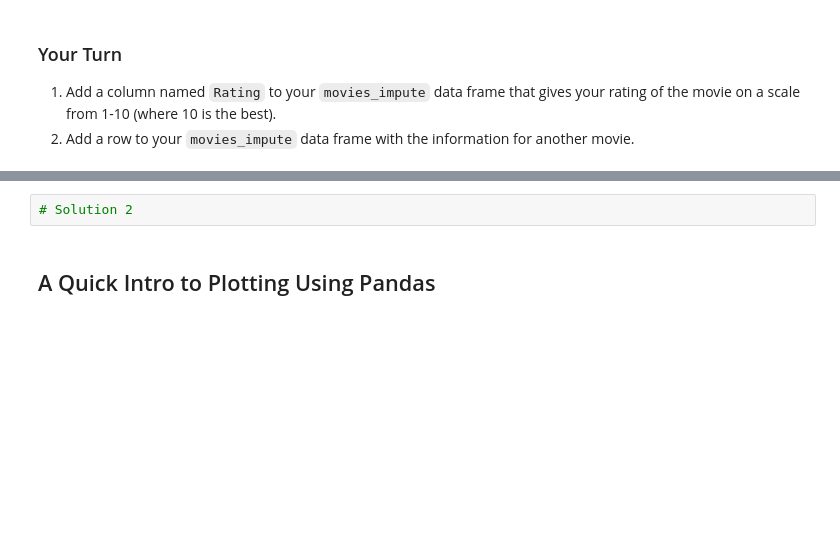
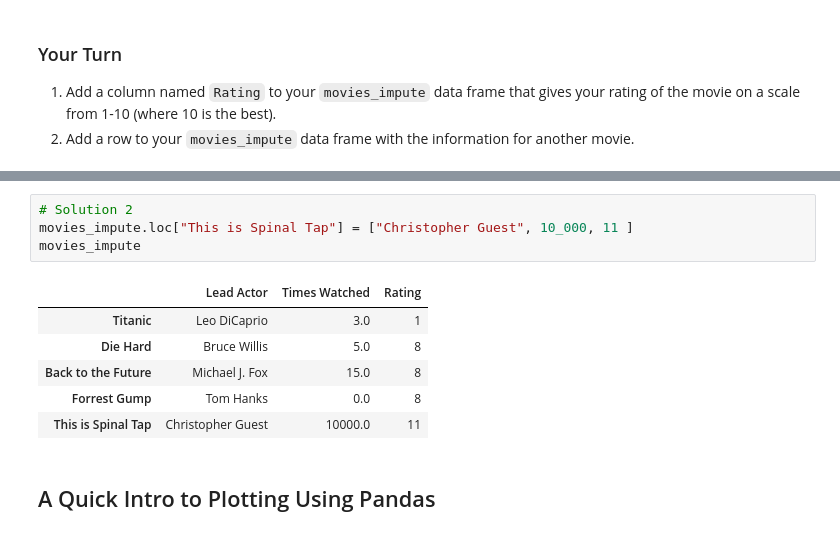
Before and after one commit to cnmi-ds-22/rwcitek___Data-Science-Portfolio-C22, a Jupyter notebook: Modules/Module_1_Intro_to_DS_and_Naive_Bayes/Lectures/120-Pandas.end.ipynb, the cells around one changed output, grey strips where cells are left out. Saved outputs shown, nothing was run; the diff lists cells and outputs as text; blank space fills up the shorter version.

```diff
--- a/Modules/Module_1_Intro_to_DS_and_Naive_Bayes/Lectures/120-Pandas.end.ipynb
+++ b/Modules/Module_1_Intro_to_DS_and_Naive_Bayes/Lectures/120-Pandas.end.ipynb
@@ -940,5 +1090,14 @@ movies_impute
 # %%
 # Solution 2
+movies_impute.loc["This is Spinal Tap"] = ["Christopher Guest", 10_000, 11 ]
+movies_impute
+# %% [output]
+|  | Lead Actor | Times Watched | Rating |
+| Titanic | Leo DiCaprio | 3.0 | 1 |
+| Die Hard | Bruce Willis | 5.0 | 8 |
+| Back to the Future | Michael J. Fox | 15.0 | 8 |
+| Forrest Gump | Tom Hanks | 0.0 | 8 |
+| This is Spinal Tap | Christopher Guest | 10000.0 | 11 |
 # %% [markdown]
 ## A Quick Intro to Plotting Using Pandas
 # %%
```
Also changed, not shown: parts of 31 cells of this notebook.
